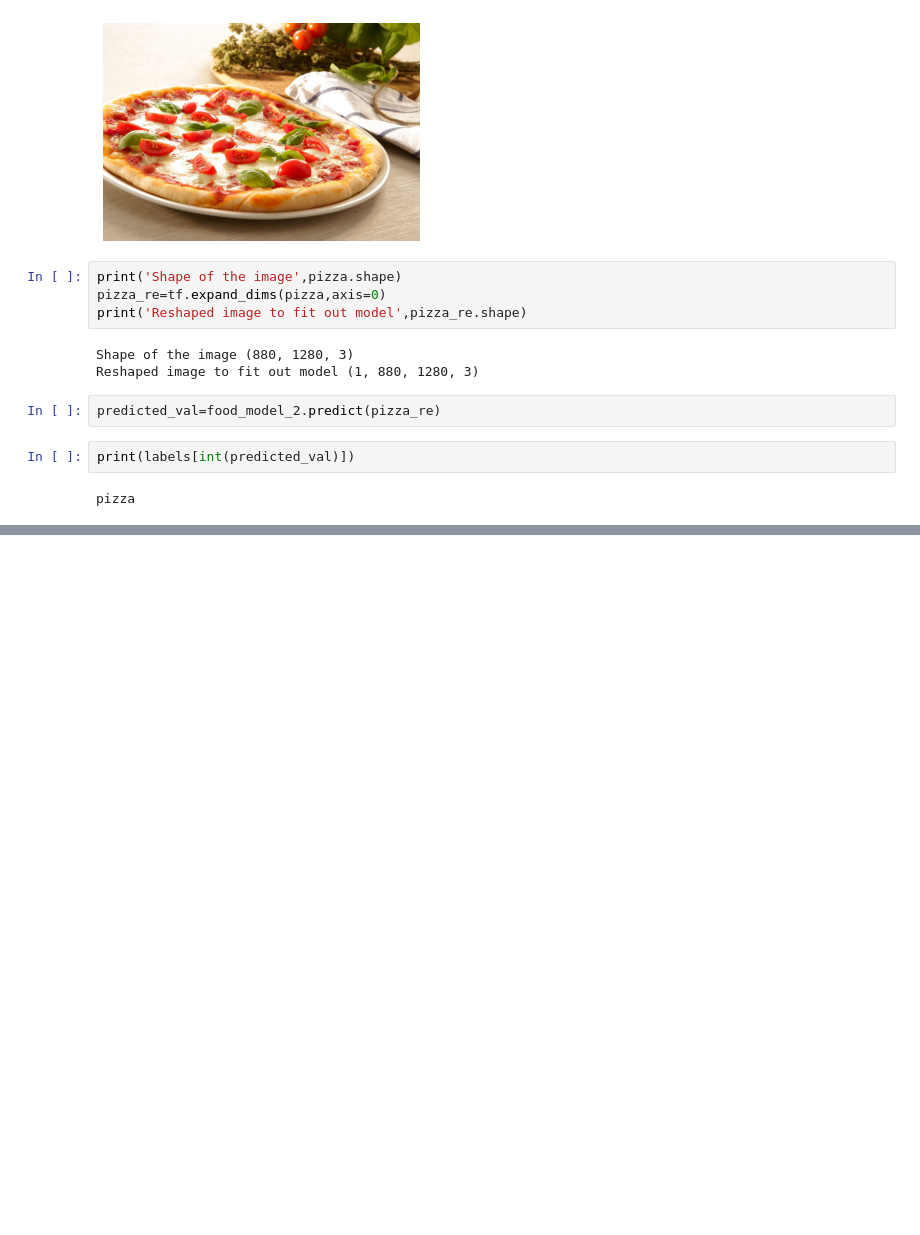
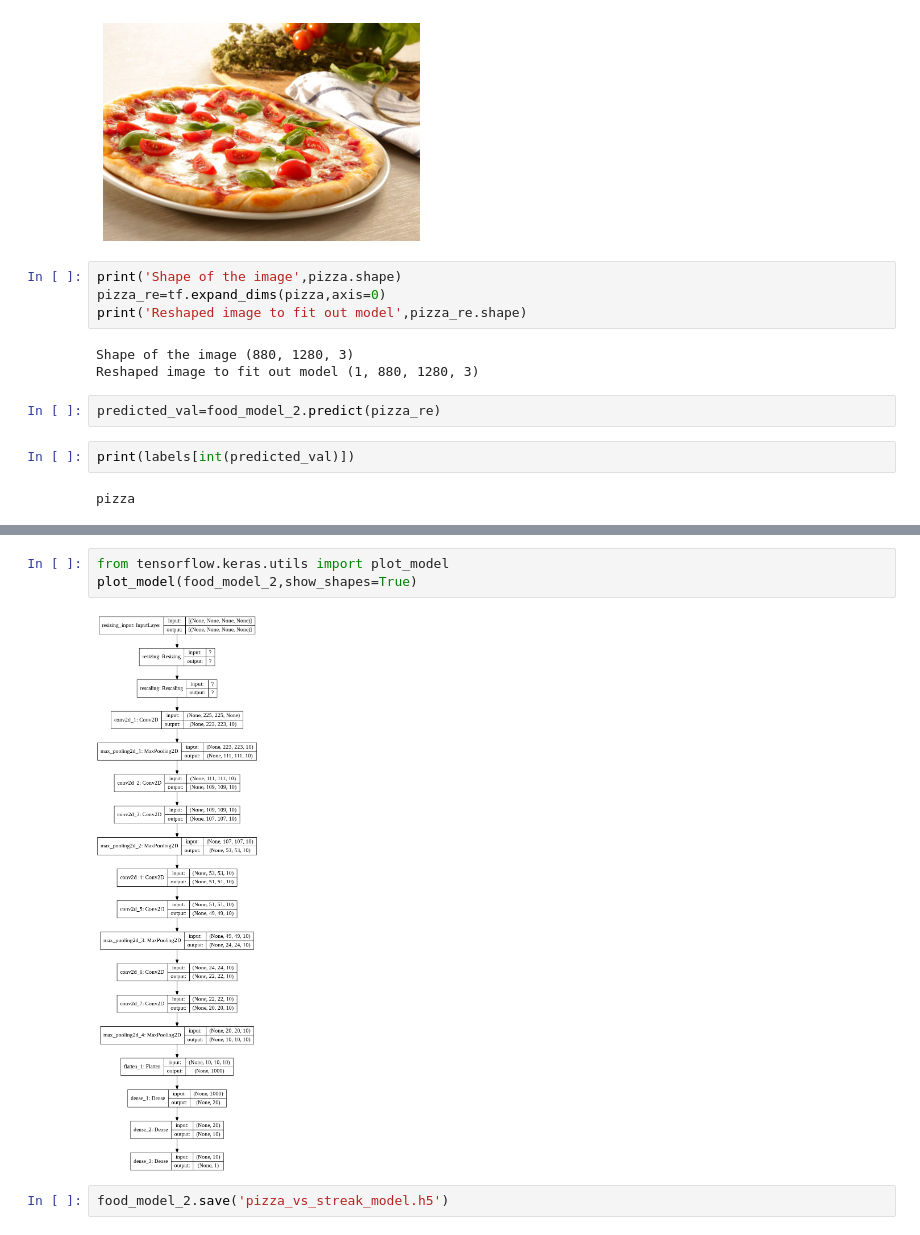
Before and after one commit to viswambhar-yasa/Pizza_Vs_Streak-, a Jupyter notebook: pizza_Vs_steak.ipynb, the cells around one changed output, grey strips where cells are left out. Saved outputs shown, nothing was run; the diff lists cells and outputs as text; blank space fills up the shorter version.

```diff
--- a/pizza_Vs_steak.ipynb
+++ b/pizza_Vs_steak.ipynb
@@ -403,0 +422,7 @@ steak
+# %%
+from tensorflow.keras.utils import plot_model
+plot_model(food_model_2,show_shapes=True)
+# %% [output]
+[figure, added]
+# %%
+food_model_2.save('pizza_vs_streak_model.h5')
```
Also changed, not shown: parts of 21 cells of this notebook.
